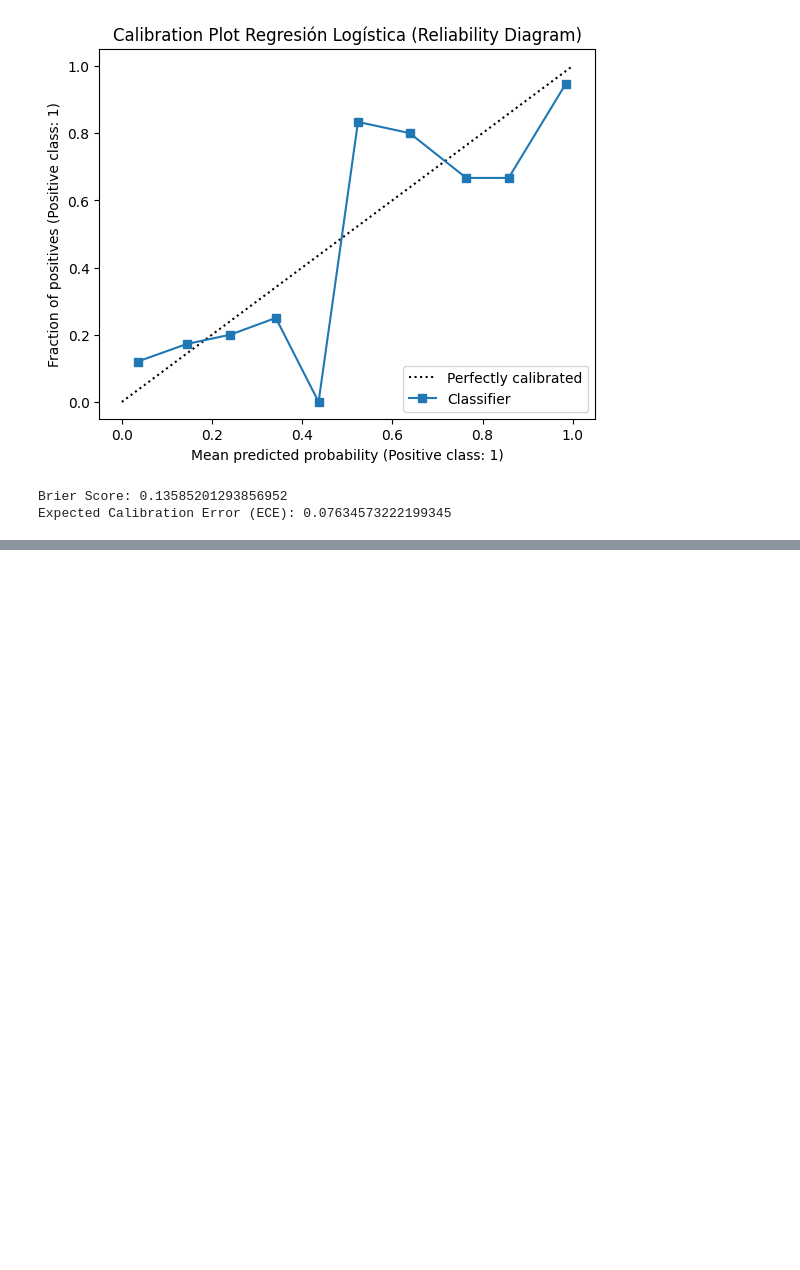
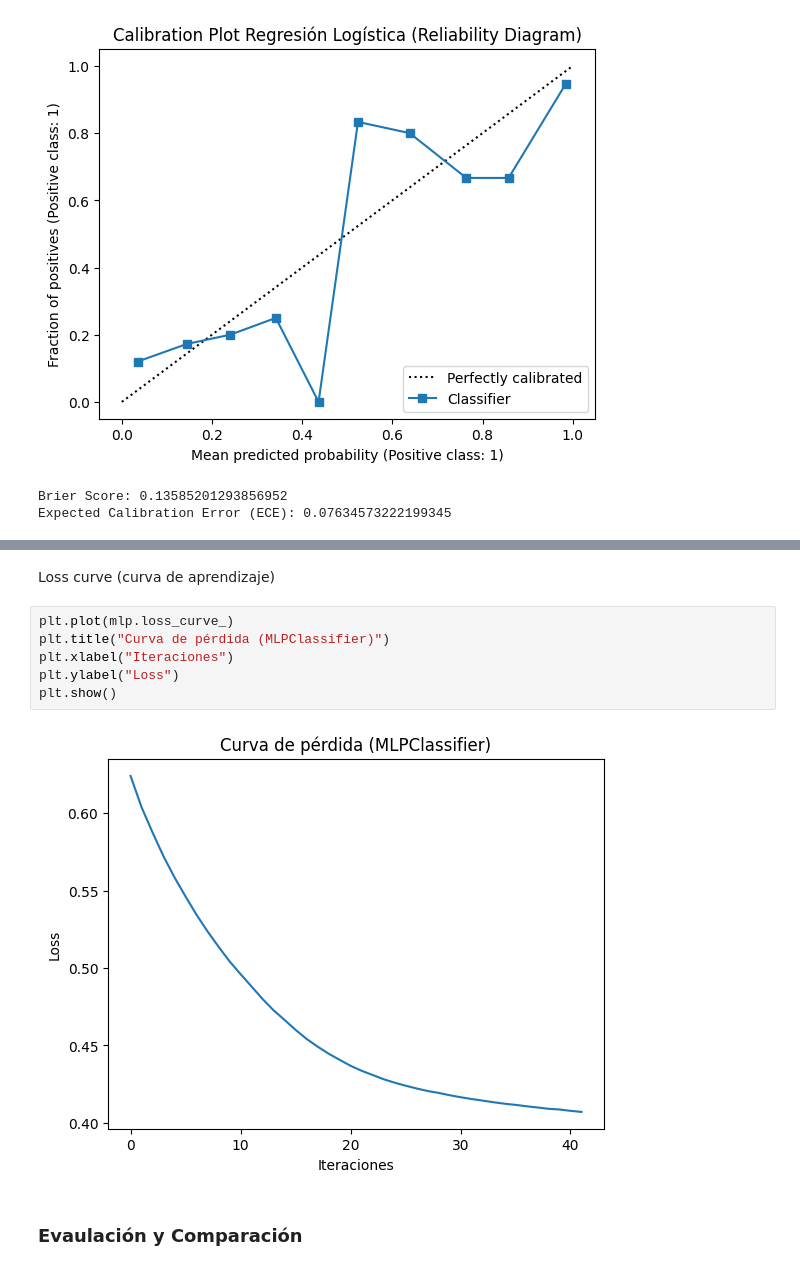
Before and after one commit to fernanda8371/titanic-ml-project, a Jupyter notebook: notebooks/03_Modeling.ipynb, the cells around one changed output, grey strips where cells are left out. Saved outputs shown, nothing was run; the diff lists cells and outputs as text; blank space fills up the shorter version.

```diff
--- a/notebooks/03_Modeling.ipynb
+++ b/notebooks/03_Modeling.ipynb
@@ -958,0 +798,12 @@ MÉTRICAS DEL MODELO (Cross-Validation)
+# %% [markdown]
+Loss curve (curva de aprendizaje)
+# %%
+plt.plot(mlp.loss_curve_)
+plt.title("Curva de pérdida (MLPClassifier)")
+plt.xlabel("Iteraciones")
+plt.ylabel("Loss")
+plt.show()
+# %% [output]
+[figure, added]
+# %% [markdown]
+### Evaulación y Comparación
```
Also changed, not shown: parts of 25 cells of this notebook.
